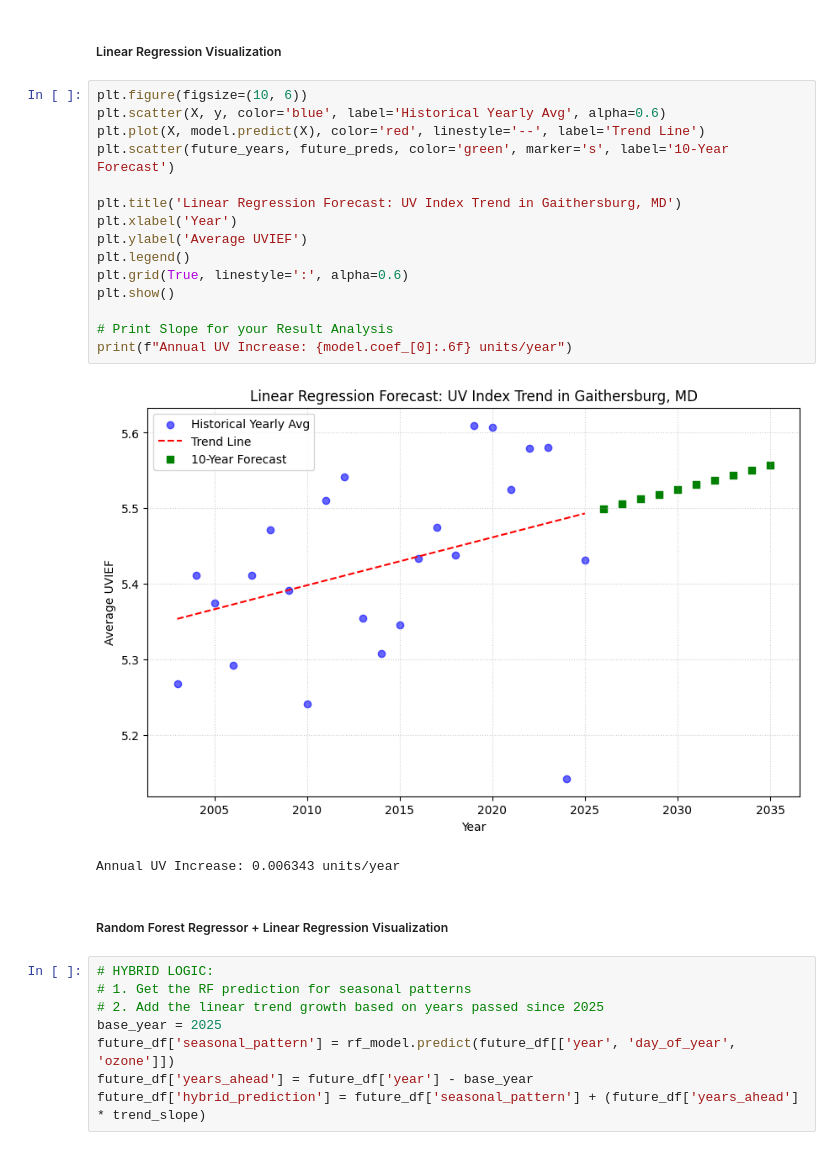
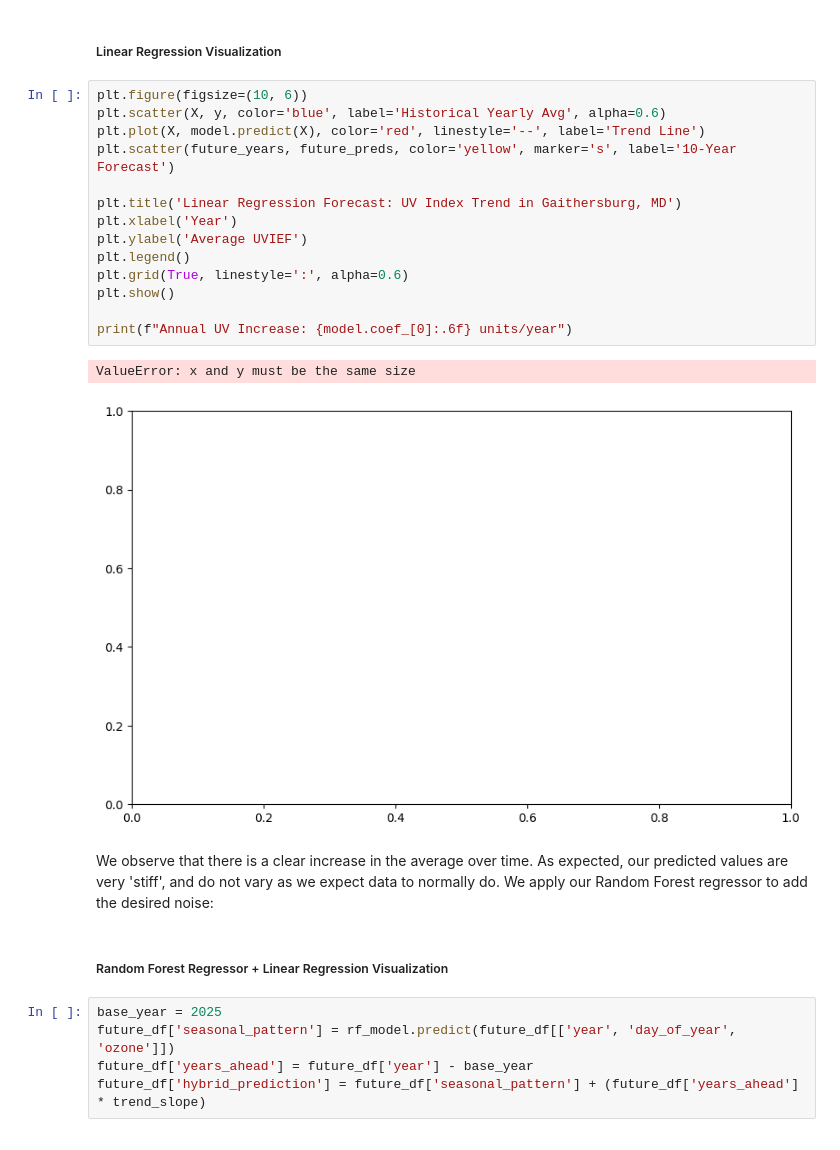
Before and after one commit to mrybak06/cmsc320-project, a Jupyter notebook: CMSC320_Final_Project.ipynb, the cells around one changed output. Drawn from its saved outputs; the diff is of its cells as text.

```diff
--- a/CMSC320_Final_Project.ipynb
+++ b/CMSC320_Final_Project.ipynb
@@ -342,27 +360,25 @@ Calculated Annual Growth: 0.012623 UV units/year
 # %%
 plt.figure(figsize=(10, 6))
 plt.scatter(X, y, color='blue', label='Historical Yearly Avg', alpha=0.6)
 plt.plot(X, model.predict(X), color='red', linestyle='--', label='Trend Line')
-plt.scatter(future_years, future_preds, color='green', marker='s', label='10-Year Forecast')
+plt.scatter(future_years, future_preds, color='yellow', marker='s', label='10-Year Forecast')
 
 plt.title('Linear Regression Forecast: UV Index Trend in Gaithersburg, MD')
 plt.xlabel('Year')
 plt.ylabel('Average UVIEF')
 plt.legend()
 plt.grid(True, linestyle=':', alpha=0.6)
 plt.show()
 
-# Print Slope for your Result Analysis
 print(f"Annual UV Increase: {model.coef_[0]:.6f} units/year")
 # %% [output]
+ValueError: x and y must be the same size
-[figure, old version]
+[figure, new version]
-Annual UV Increase: 0.006343 units/year
+# %% [markdown]
+We observe that there is a clear increase in the average over time. As expected, our predicted values are very 'stiff', and do not vary as we expect data to normally do. We apply our Random Forest regressor to add the desired noise:
 # %% [markdown]
 ##### Random Forest Regressor + Linear Regression Visualization
 # %%
-# HYBRID LOGIC:
-# 1. Get the RF prediction for seasonal patterns
-# 2. Add the linear trend growth based on years passed since 2025
 base_year = 2025
 future_df['seasonal_pattern'] = rf_model.predict(future_df[['year', 'day_of_year', 'ozone']])
 future_df['years_ahead'] = future_df['year'] - base_year
```
Also changed, not shown: parts of 21 cells of this notebook.
